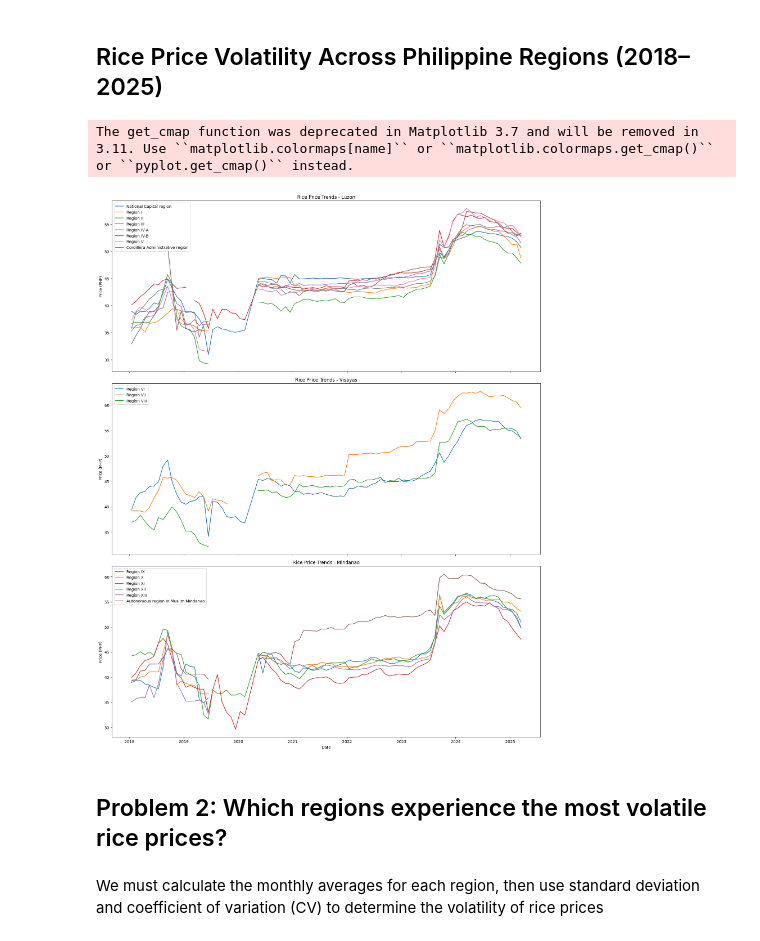
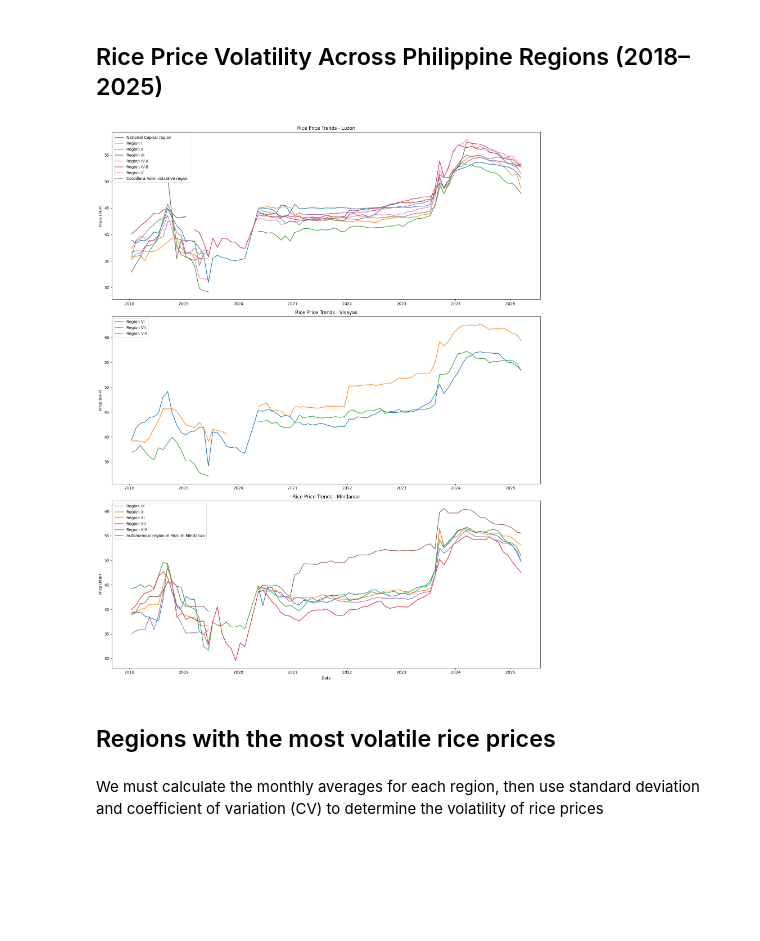
Before and after one commit to JohnCarloSabenorio/GrainShift, a Jupyter notebook: backend/grainshift.ipynb, the cells around one changed output. Cells and saved outputs as stored; diff of their text form; code cells hidden in the pictures; blank space fills up the shorter version.

```diff
--- a/backend/grainshift.ipynb
+++ b/backend/grainshift.ipynb
@@ -333,33 +333,32 @@ import plotly.express as px
 # %%
 avg_price_by_region = all_rice_df.groupby(['date', 'admin1'])['price'].mean().reset_index()
 
 pivot_df = avg_price_by_region.pivot(index='date', columns='admin1', values='price')
 
 regions = pivot_df.columns
 n = len(regions)
 
 colors = cm.get_cmap('tab20', n)(np.arange(n))
 
 luzon = ['National Capital region', 'Region I', 'Region II', 'Region III', 'Region IV-A', 'Region IV-B', 'Region V', 'Cordillera Administrative region']
 visayas = ['Region VI', 'Region VII', 'Region VIII']
 mindanao = ['Region IX', 'Region X', 'Region XI', 'Region XII', 'Region XIII', 'Autonomous region in Muslim Mindanao']
 
 clusters = {'Luzon': luzon, 'Visayas': visayas, 'Mindanao': mindanao}
 
-fig, axes = plt.subplots(3, 1, figsize=(16, 20), sharex=True)
+fig, axes = plt.subplots(3, 1, figsize=(16, 20), sharex=False)
 for ax, (cluster_name, regions) in zip(axes, clusters.items()):
     for region in regions:
         ax.plot(pivot_df.index, pivot_df[region], label=region)
     ax.set_title(f"Rice Price Trends - {cluster_name}")
     ax.set_ylabel("Price (PHP)")
     ax.legend(loc='upper left')
 
 plt.xlabel("Date")
 plt.tight_layout()
 plt.show()
 # %% [output]
-The get_cmap function was deprecated in Matplotlib 3.7 and will be removed in 3.11. Use ``matplotlib.colormaps[name]`` or ``matplotlib.colormaps.get_cmap()`` or ``pyplot.get_cmap()`` instead.
-[figure, old version]
+[figure, new version]
 # %%
 # FOR GENERATING AN INTERACTIVE CHART IN HTML
 
@@ -398,7 +397,7 @@ The get_cmap function was deprecated in Matplotlib 3.7 and will be removed in 3.
 
 # fig.write_html("rice_price_trends_interactive.html")
 # %% [markdown]
-## Problem 2: Which regions experience the most volatile rice prices?
+## Regions with the most volatile rice prices
 # %% [markdown]
 We must calculate the monthly averages for each region, then use standard deviation and coefficient of variation (CV) to determine the volatility of rice prices
 # %%
```
Also changed, not shown: parts of 1 cell of this notebook, 6 other files.
